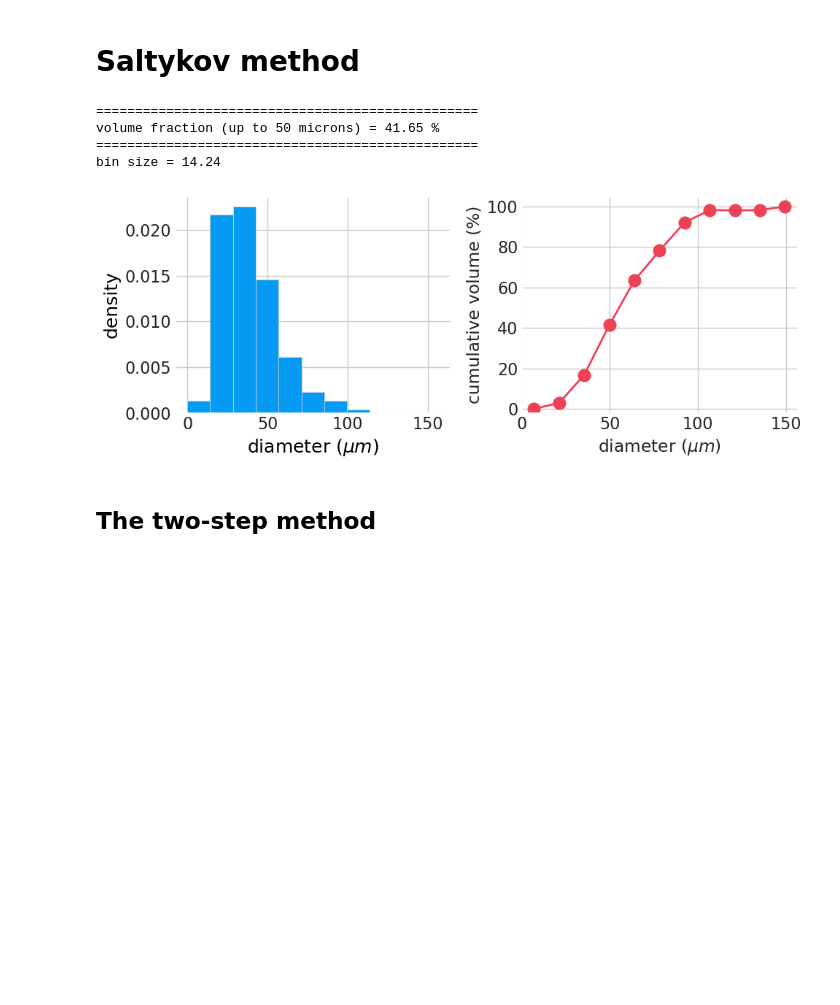
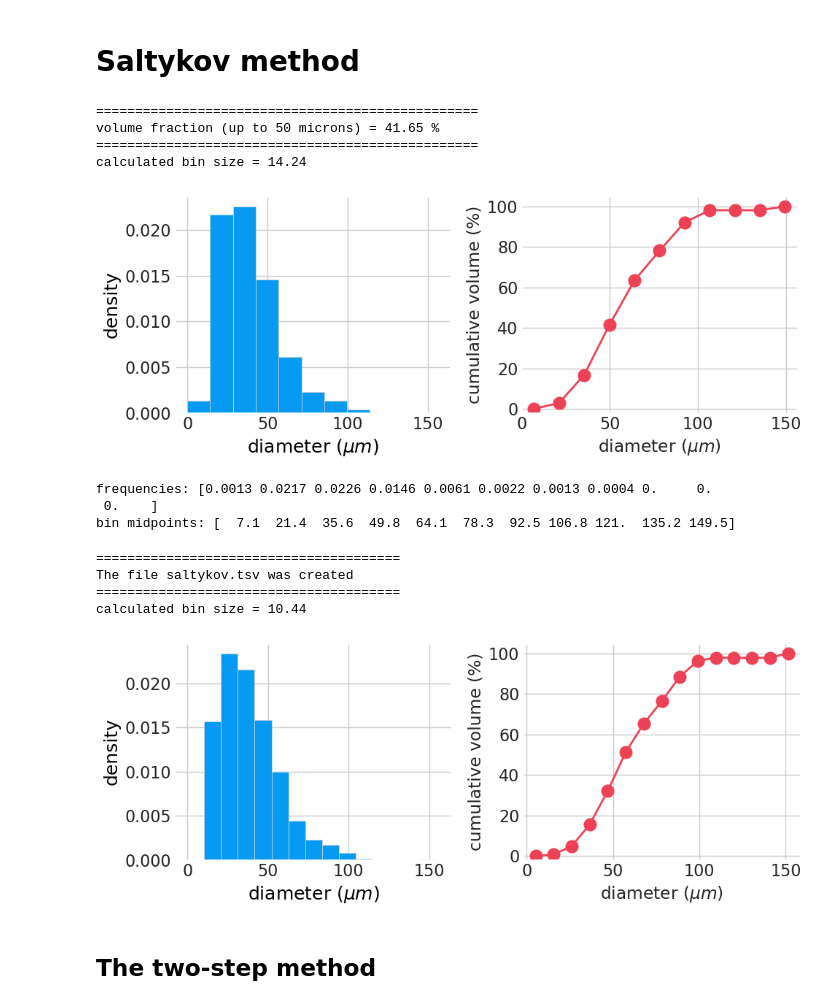
Before and after one commit to marcoalopez/GrainSizeTools, a Jupyter notebook: grain_size_tools/stereology_analysis_template.ipynb, the cells around one changed output. Cells and saved outputs as stored; diff of their text form; code cells hidden in the pictures; blank space fills up the shorter version.

```diff
--- a/grain_size_tools/stereology_analysis_template.ipynb
+++ b/grain_size_tools/stereology_analysis_template.ipynb
@@ -56,10 +56,10 @@ dataset
 # %% [markdown]
 # Saltykov method
 # %%
-mid_points, densities = stereology.Saltykov(dataset['diameters'], numbins=11, calc_vol=50)
+fig, (ax1, ax2) = stereology.Saltykov(dataset['diameters'], numbins=11, calc_vol=50)
 # %% [output]
 =================================================
 volume fraction (up to 50 microns) = 41.65 %
 =================================================
-bin size = 14.24
+calculated bin size = 14.24
 [figure]
@@ -66,3 +69,20 @@ bin size = 14.24
+# %%
+# print the values of the calculated histogram
+print(f"frequencies: {np.around(frequencies, 4)}")
+print(f"bin midpoints: {np.around(mid_points, 1)}")
+# %% [output]
+frequencies: [0.0013 0.0217 0.0226 0.0146 0.0061 0.0022 0.0013 0.0004 0.     0.
+ 0.    ]
+bin midpoints: [  7.1  21.4  35.6  49.8  64.1  78.3  92.5 106.8 121.  135.2 149.5]
+# %%
+# usave a tabular file with the saltykov data using text_file
+_ = stereology.Saltykov(dataset['diameters'], numbins=15, text_file='saltykov.tsv')
+# %% [output]
+=======================================
+The file saltykov.tsv was created
+=======================================
+calculated bin size = 10.44
+[figure, added]
 # %% [markdown]
 ## The two-step method
 # %%
```
Also changed, not shown: parts of 2 cells of this notebook.
